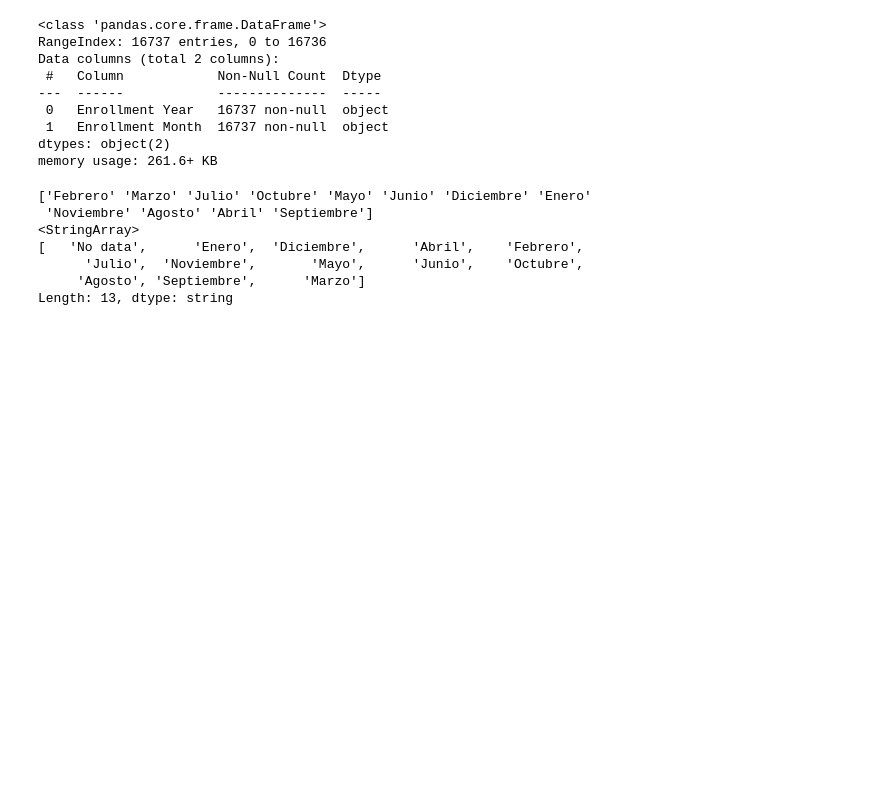
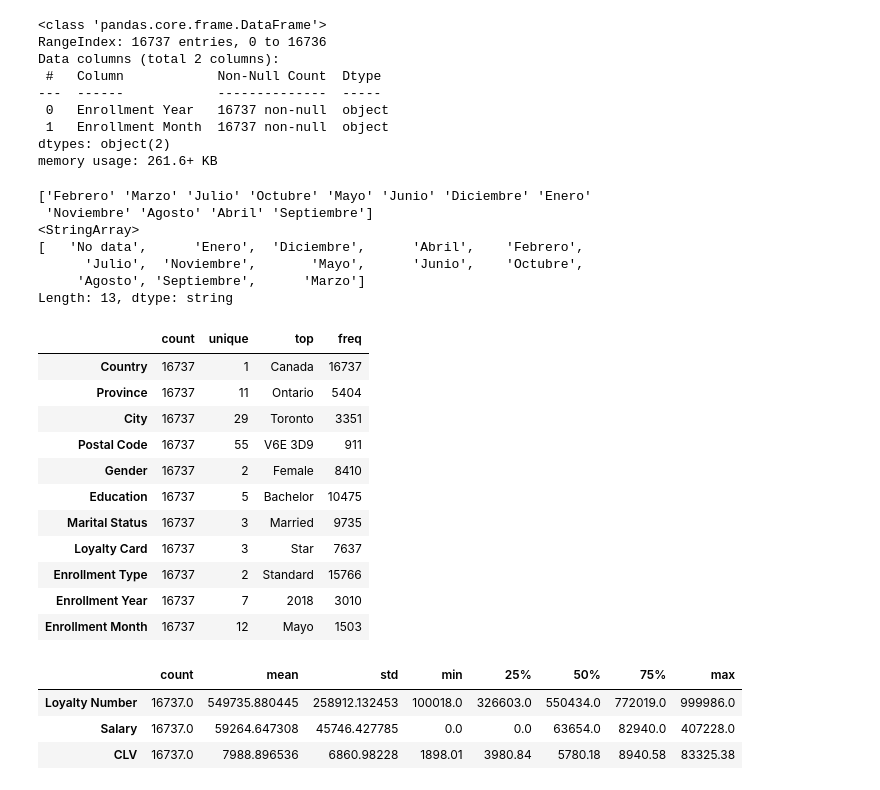
Before and after one commit to Adalab/bda-modulo-3-evaluacion-final-MarPastor, a Jupyter notebook: notebook/final_evaluation_mod3_marpastor.ipynb, the cells around one changed output. Drawn from its saved outputs; the diff is of its cells as text; code cells hidden in the pictures; blank space fills up the shorter version.

Commit message:
doc: exploracion con describe

```diff
--- a/notebook/final_evaluation_mod3_marpastor.ipynb
+++ b/notebook/final_evaluation_mod3_marpastor.ipynb
@@ -898,3 +900,32 @@ for col in df_loyalty[['Enrollment Month','Cancellation Month']].columns:
       'Julio',  'Noviembre',       'Mayo',      'Junio',    'Octubre',
      'Agosto', 'Septiembre',      'Marzo']
 Length: 13, dtype: string
+# %%
+# 4. Exploramos los datos de las columnas categóricas usando 'describe()'
+
+df_loyalty.describe(include='O').T
+# %% [output]
+|  | count | unique | top | freq |
+| Country | 16737 | 1 | Canada | 16737 |
+| Province | 16737 | 11 | Ontario | 5404 |
+| City | 16737 | 29 | Toronto | 3351 |
+| Postal Code | 16737 | 55 | V6E 3D9 | 911 |
+| Gender | 16737 | 2 | Female | 8410 |
+| Education | 16737 | 5 | Bachelor | 10475 |
+| Marital Status | 16737 | 3 | Married | 9735 |
+| Loyalty Card | 16737 | 3 | Star | 7637 |
+| Enrollment Type | 16737 | 2 | Standard | 15766 |
+| Enrollment Year | 16737 | 7 | 2018 | 3010 |
+| Enrollment Month | 16737 | 12 | Mayo | 1503 |
+# %%
+# exploramos los datos de las columnas numéricas usando describe()
+
+df_loyalty.describe().T
+
+# concluímos que las media y la mediana no están cercanas en los datos de algunas columnas
+# y en algunas columnas la dispersión de los datos es alta
+# %% [output]
+|  | count | mean | std | min | 25% | 50% | 75% | max |
+| Loyalty Number | 16737.0 | 549735.880445 | 258912.132453 | 100018.0 | 326603.0 | 550434.0 | 772019.0 | 999986.0 |
+| Salary | 16737.0 | 59264.647308 | 45746.427785 | 0.0 | 0.0 | 63654.0 | 82940.0 | 407228.0 |
+| CLV | 16737.0 | 7988.896536 | 6860.98228 | 1898.01 | 3980.84 | 5780.18 | 8940.58 | 83325.38 |
```
Also changed, not shown: parts of 3 cells of this notebook.
